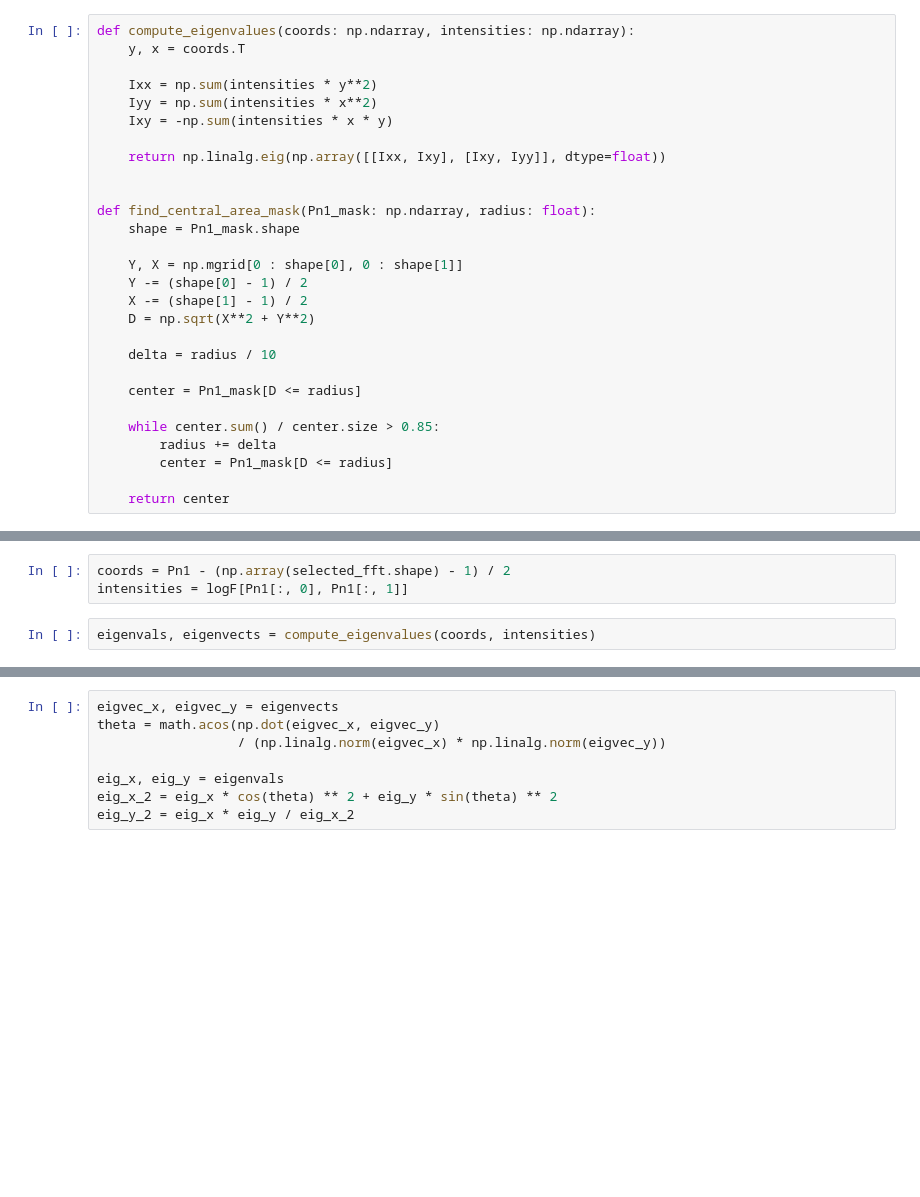
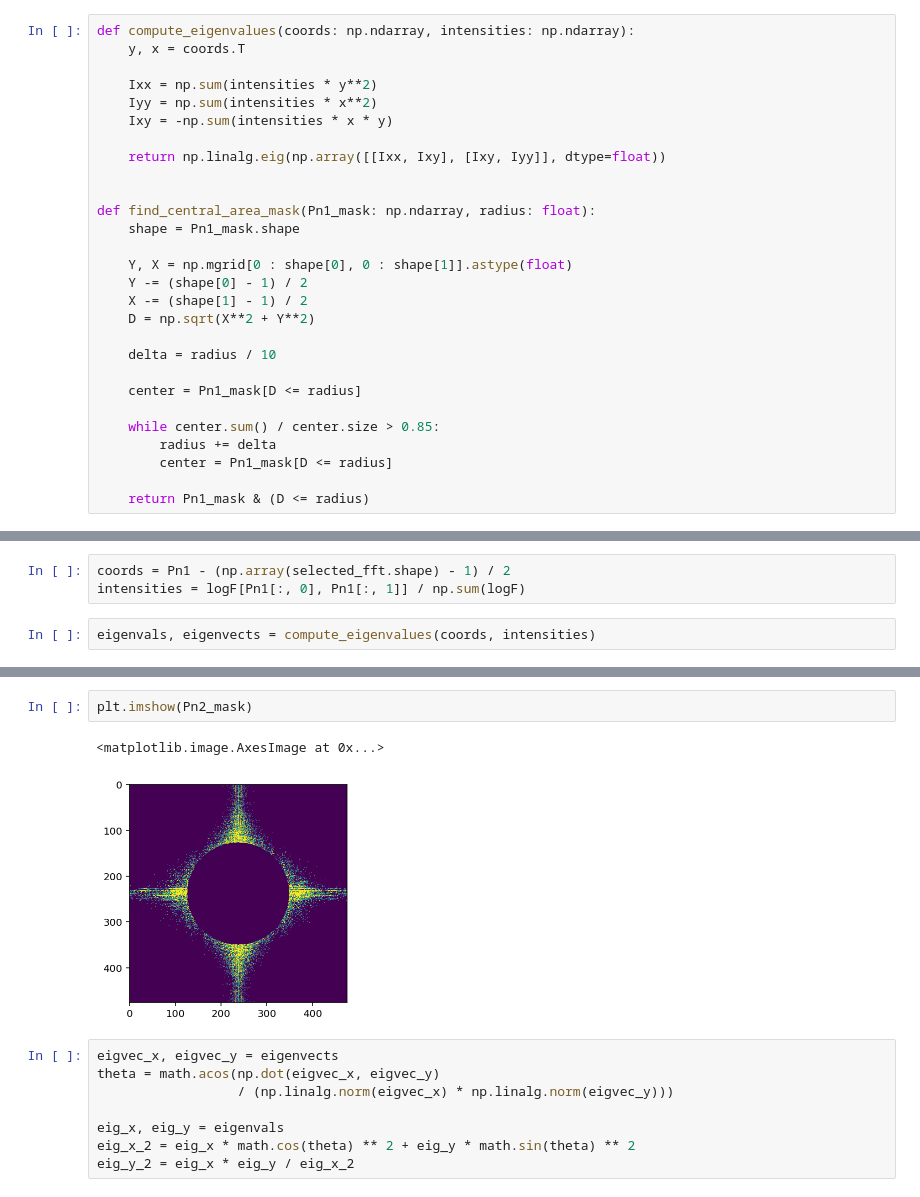
Before and after one commit to Whojo/My_image_denoiser, a Jupyter notebook: DeStripe.ipynb, the cells around one changed output, grey strips where cells are left out. Cells and saved outputs as stored; diff of their text form; blank space fills up the shorter version.

```diff
--- a/DeStripe.ipynb
+++ b/DeStripe.ipynb
@@ -155,7 +171,7 @@ def compute_eigenvalues(coords: np.ndarray, intensities: np.ndarray):
 def find_central_area_mask(Pn1_mask: np.ndarray, radius: float):
     shape = Pn1_mask.shape
 
-    Y, X = np.mgrid[0 : shape[0], 0 : shape[1]]
+    Y, X = np.mgrid[0 : shape[0], 0 : shape[1]].astype(float)
     Y -= (shape[0] - 1) / 2
     X -= (shape[1] - 1) / 2
     D = np.sqrt(X**2 + Y**2)
@@ -168,12 +184,12 @@ def find_central_area_mask(Pn1_mask: np.ndarray, radius: float):
         radius += delta
         center = Pn1_mask[D <= radius]
 
-    return center
+    return Pn1_mask & (D <= radius)
 # %%
 fft_center = np.array(selected_fft.shape) / 2
 # %%
 coords = Pn1 - (np.array(selected_fft.shape) - 1) / 2
-intensities = logF[Pn1[:, 0], Pn1[:, 1]]
+intensities = logF[Pn1[:, 0], Pn1[:, 1]] / np.sum(logF)
 # %%
 eigenvals, eigenvects = compute_eigenvalues(coords, intensities)
 # %%
@@ -206,9 +216,14 @@ NameError: name 'c0_mask' is not defined
+# %%
+plt.imshow(Pn2_mask)
+# %% [output]
+<matplotlib.image.AxesImage at 0x...>
+[figure, added]
 # %%
 eigvec_x, eigvec_y = eigenvects
 theta = math.acos(np.dot(eigvec_x, eigvec_y)
-                  / (np.linalg.norm(eigvec_x) * np.linalg.norm(eigvec_y))
+                  / (np.linalg.norm(eigvec_x) * np.linalg.norm(eigvec_y)))
 
 eig_x, eig_y = eigenvals
-eig_x_2 = eig_x * cos(theta) ** 2 + eig_y * sin(theta) ** 2
+eig_x_2 = eig_x * math.cos(theta) ** 2 + eig_y * math.sin(theta) ** 2
 eig_y_2 = eig_x * eig_y / eig_x_2
 # %%
```
Also changed, not shown: parts of 27 cells of this notebook, 2 other files.
